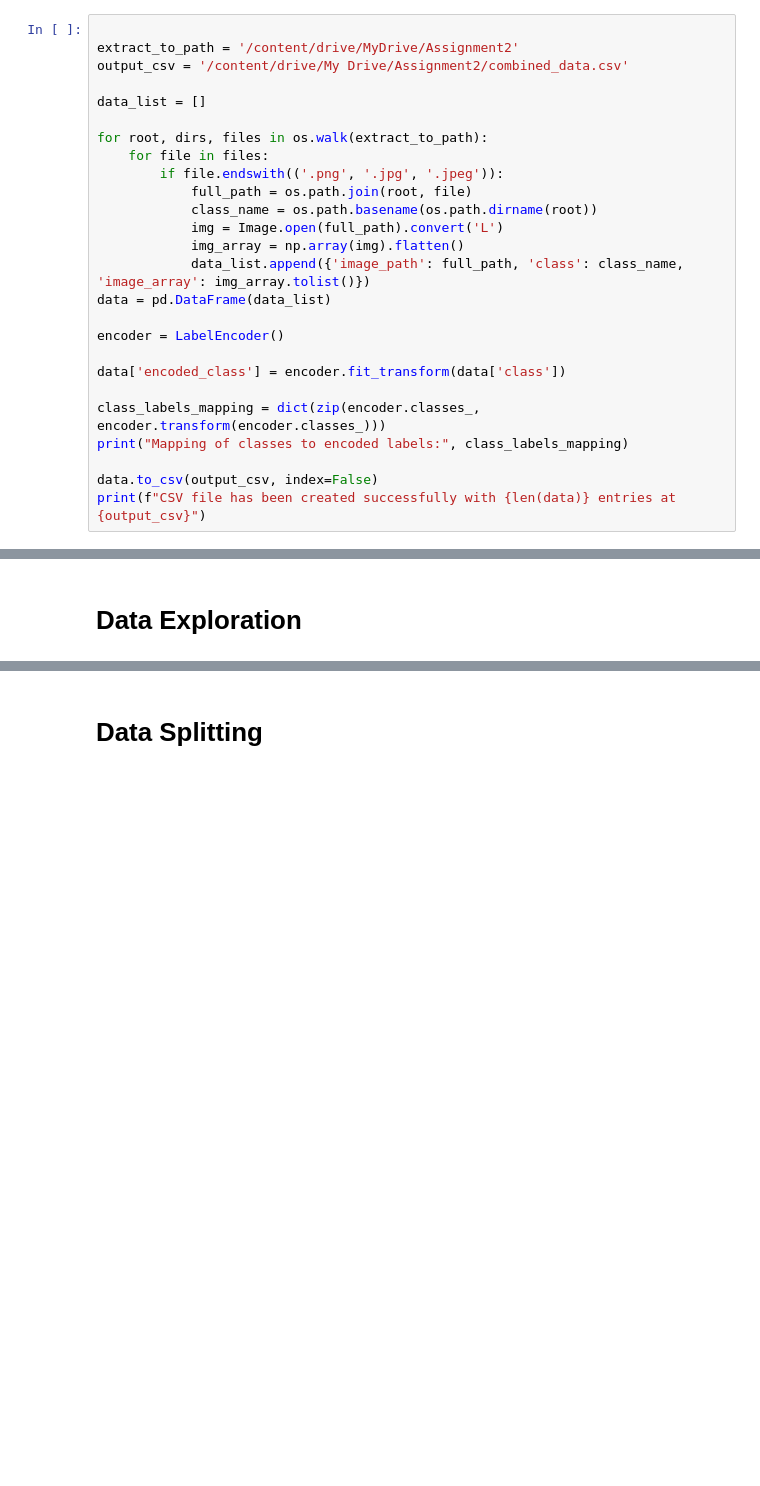
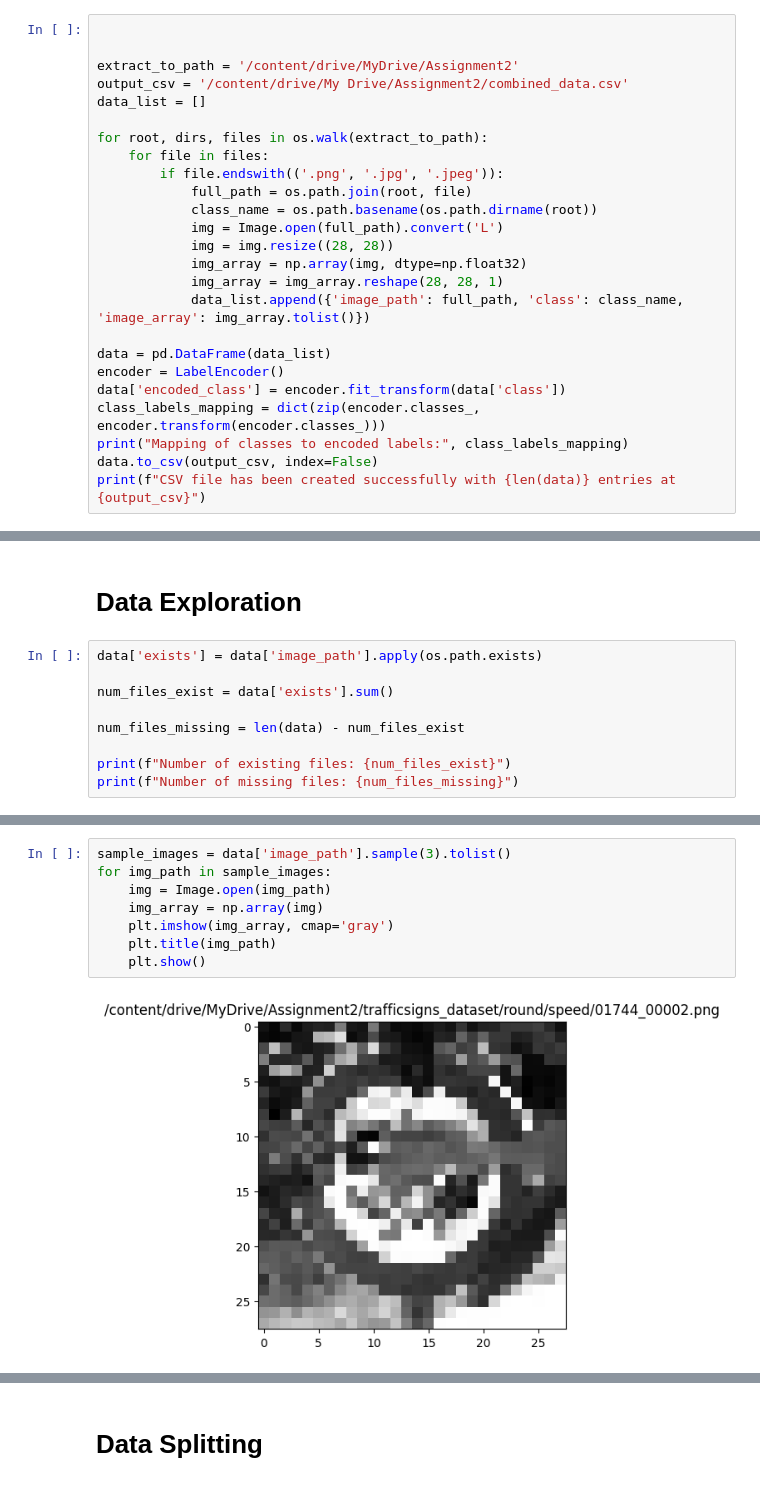
Before and after one commit to afrahhassan/afrahhassan, a Jupyter notebook: Copy_of_assignment2.ipynb, the cells around one changed output, grey strips where cells are left out. Saved outputs shown, nothing was run; the diff lists cells and outputs as text; blank space fills up the shorter version.

```diff
--- a/Copy_of_assignment2.ipynb
+++ b/Copy_of_assignment2.ipynb
@@ -55,10 +53,10 @@ os.listdir('/content/drive/MyDrive/Assignment2')
 # %% [markdown]
 # **Reading Data and preprocessing**
 # %%
+
 
 extract_to_path = '/content/drive/MyDrive/Assignment2'
 output_csv = '/content/drive/My Drive/Assignment2/combined_data.csv'
-
 data_list = []
 
 for root, dirs, files in os.walk(extract_to_path):
@@ -67,17 +65,16 @@ for root, dirs, files in os.walk(extract_to_path):
             full_path = os.path.join(root, file)
             class_name = os.path.basename(os.path.dirname(root))
             img = Image.open(full_path).convert('L')
-            img_array = np.array(img).flatten()
+            img = img.resize((28, 28))
+            img_array = np.array(img, dtype=np.float32)
+            img_array = img_array.reshape(28, 28, 1)
             data_list.append({'image_path': full_path, 'class': class_name, 'image_array': img_array.tolist()})
+
 data = pd.DataFrame(data_list)
-
 encoder = LabelEncoder()
-
 data['encoded_class'] = encoder.fit_transform(data['class'])
-
 class_labels_mapping = dict(zip(encoder.classes_, encoder.transform(encoder.classes_)))
 print("Mapping of classes to encoded labels:", class_labels_mapping)
-
 data.to_csv(output_csv, index=False)
 print(f"CSV file has been created successfully with {len(data)} entries at {output_csv}")
 # %% [output]
@@ -85,3 +82,12 @@ Mapping of classes to encoded labels: {'diamond': 0, 'hex': 1, 'round': 2, 'squa
 CSV file has been created successfully with 3699 entries at /content/drive/My Drive/Assignment2/combined_data.csv
 # %% [markdown]
 # **Data Exploration**
+# %%
+data['exists'] = data['image_path'].apply(os.path.exists)
+
+num_files_exist = data['exists'].sum()
+
+num_files_missing = len(data) - num_files_exist
+
+print(f"Number of existing files: {num_files_exist}")
+print(f"Number of missing files: {num_files_missing}")
@@ -87,0 +97,10 @@ CSV file has been created successfully with 3699 entries at /content/drive/My Dr
+# %%
+sample_images = data['image_path'].sample(3).tolist()
+for img_path in sample_images:
+    img = Image.open(img_path)
+    img_array = np.array(img)
+    plt.imshow(img_array, cmap='gray')
+    plt.title(img_path)
+    plt.show()
+# %% [output]
+[figure, added]
```
Also changed, not shown: parts of 26 cells of this notebook.
